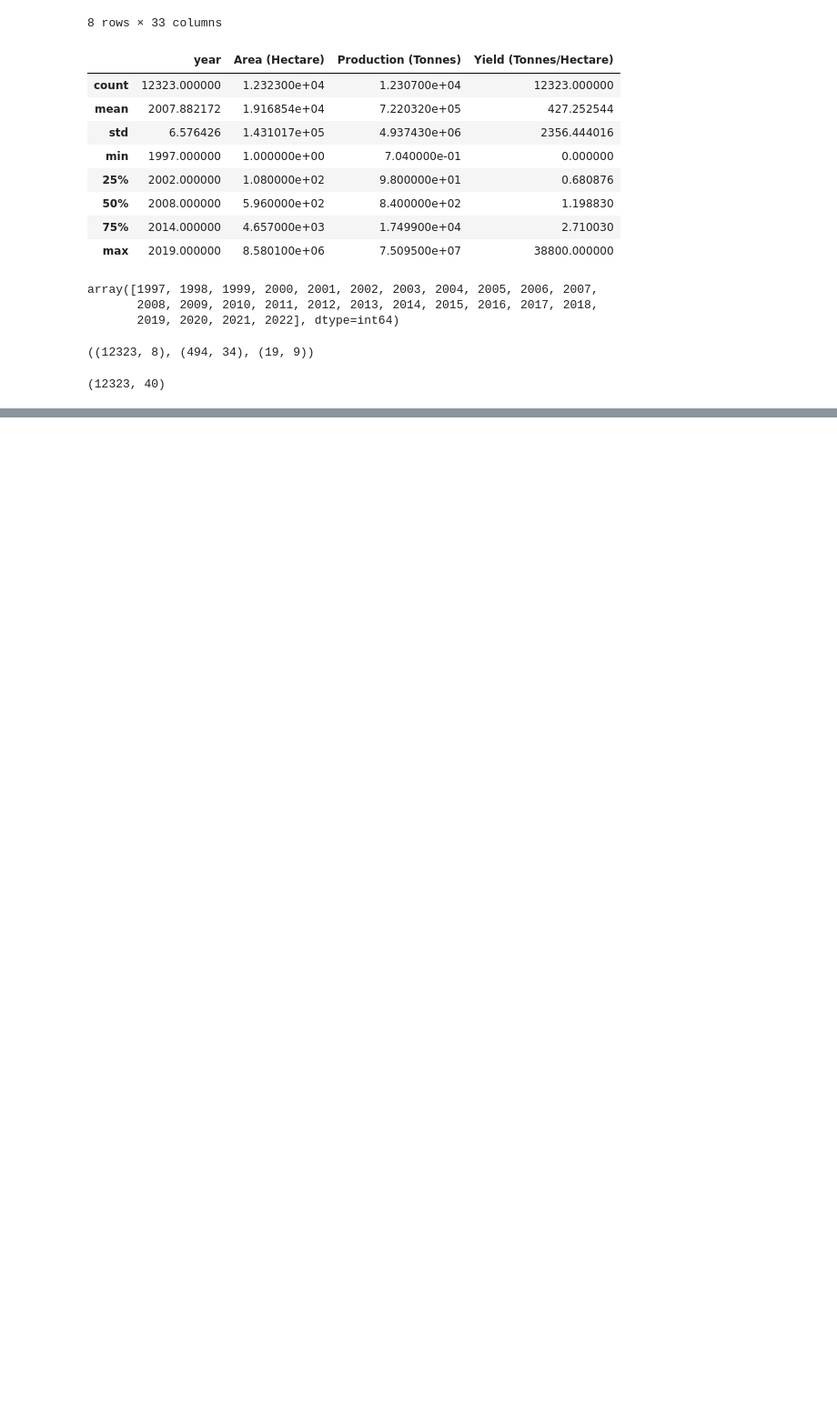
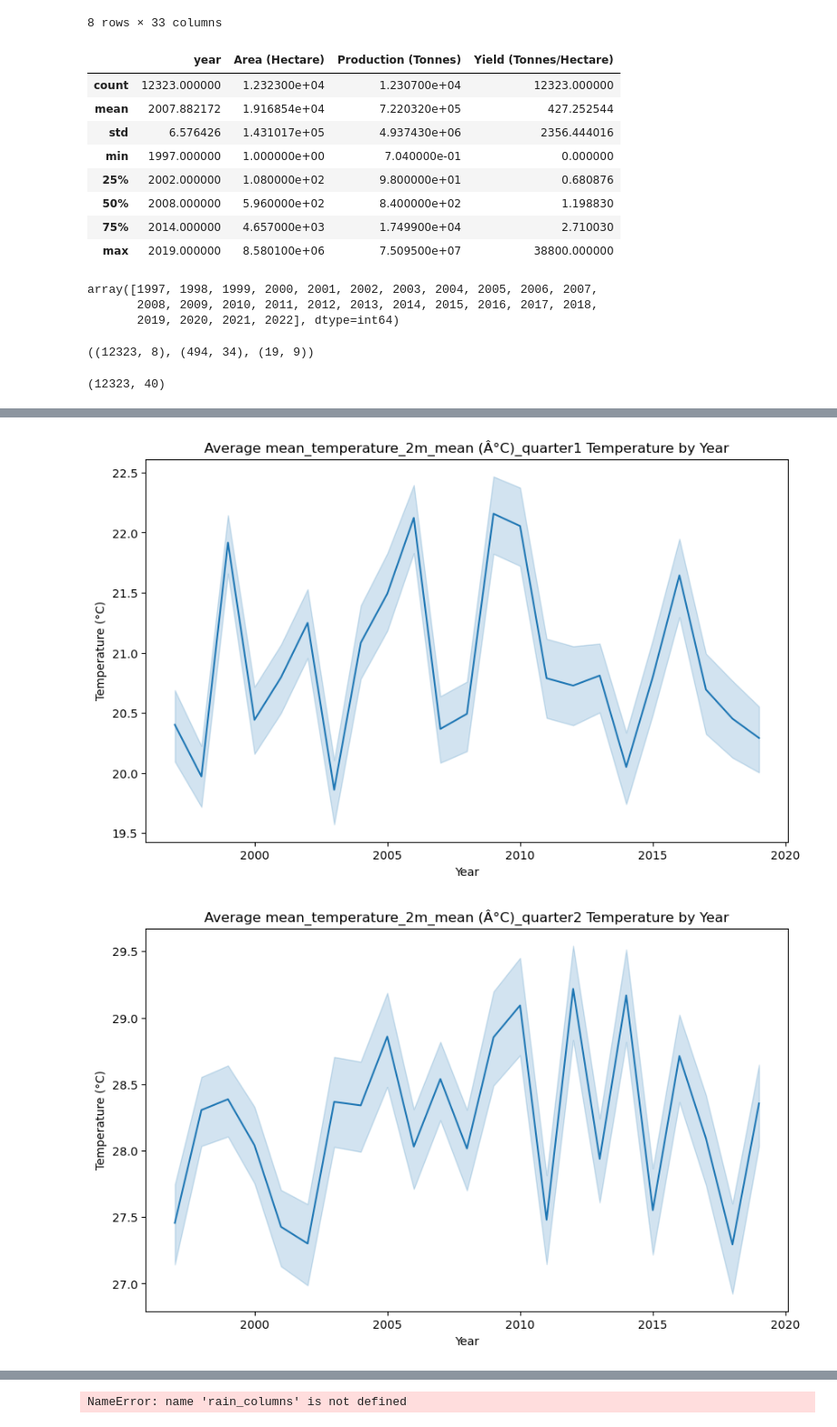
Before and after one commit to Jit-12/Crop-Yield-Prediction-System-College, a Jupyter notebook: notebook/Data Analysis.ipynb, the cells around one changed output, grey strips where cells are left out. Shown at 91% size. Saved outputs shown, nothing was run; the diff lists cells and outputs as text; code cells hidden in the pictures; blank space fills up the shorter version.

```diff
--- a/notebook/Data Analysis.ipynb
+++ b/notebook/Data Analysis.ipynb
@@ -244,0 +263,13 @@ sns.scatterplot(data=merged_df, x='Production (Tonnes)', y="")
+# %%
+# Temperature trend over the years for each quarter
+temp_mean_cols = [col for col in merged_df.columns if 'mean_temperature_2m_mean' in col]
+for quarter in temp_mean_cols:
+    plt.figure(figsize=(10, 6))
+    sns.lineplot(data=merged_df, x='year', y=quarter)
+    plt.title(f'Average {quarter} Temperature by Year')
+    plt.xlabel('Year')
+    plt.ylabel('Temperature (°C)')
+    plt.show()
+# %% [output]
+[figure, added]
+[figure, added]
@@ -244,0 +278,12 @@ sns.scatterplot(data=merged_df, x='Production (Tonnes)', y="")
+# %%
+# Average rainfall by year in each quarter
+rain_columns = temp_mean_cols = [col for col in df.columns if 'mean_temperature_2m_mean' in col]
+for quarter in rain_columns:
+    plt.figure(figsize=(10, 6))
+    sns.lineplot(data=merged_df, x='year', y=quarter)
+    plt.title(f'Average {quarter} Rainfall by Year')
+    plt.xlabel('Year')
+    plt.ylabel('Rainfall (mm)')
+    plt.show()
+# %% [output]
+NameError: name 'rain_columns' is not defined
```
Also changed, not shown: parts of 23 cells of this notebook.
